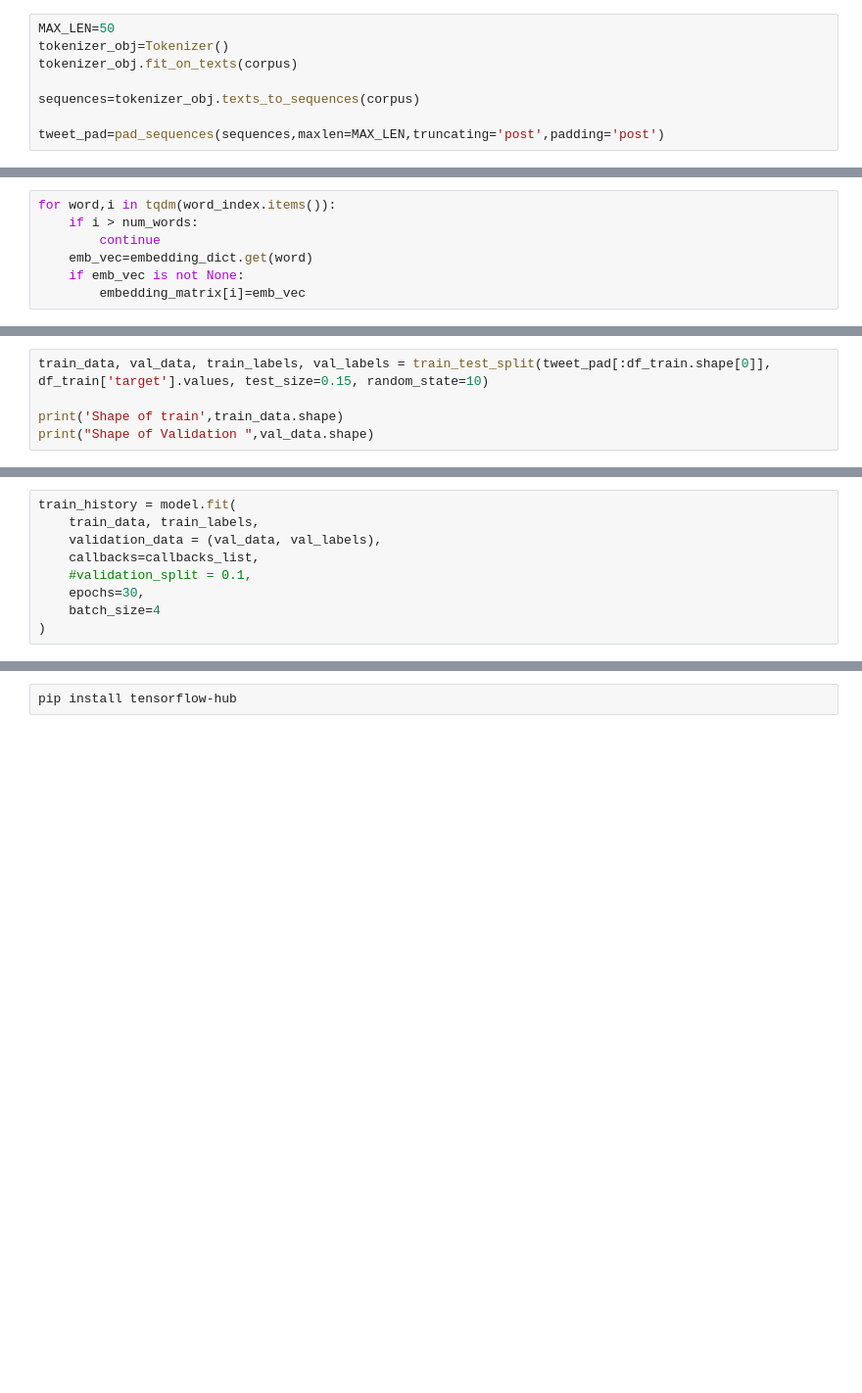
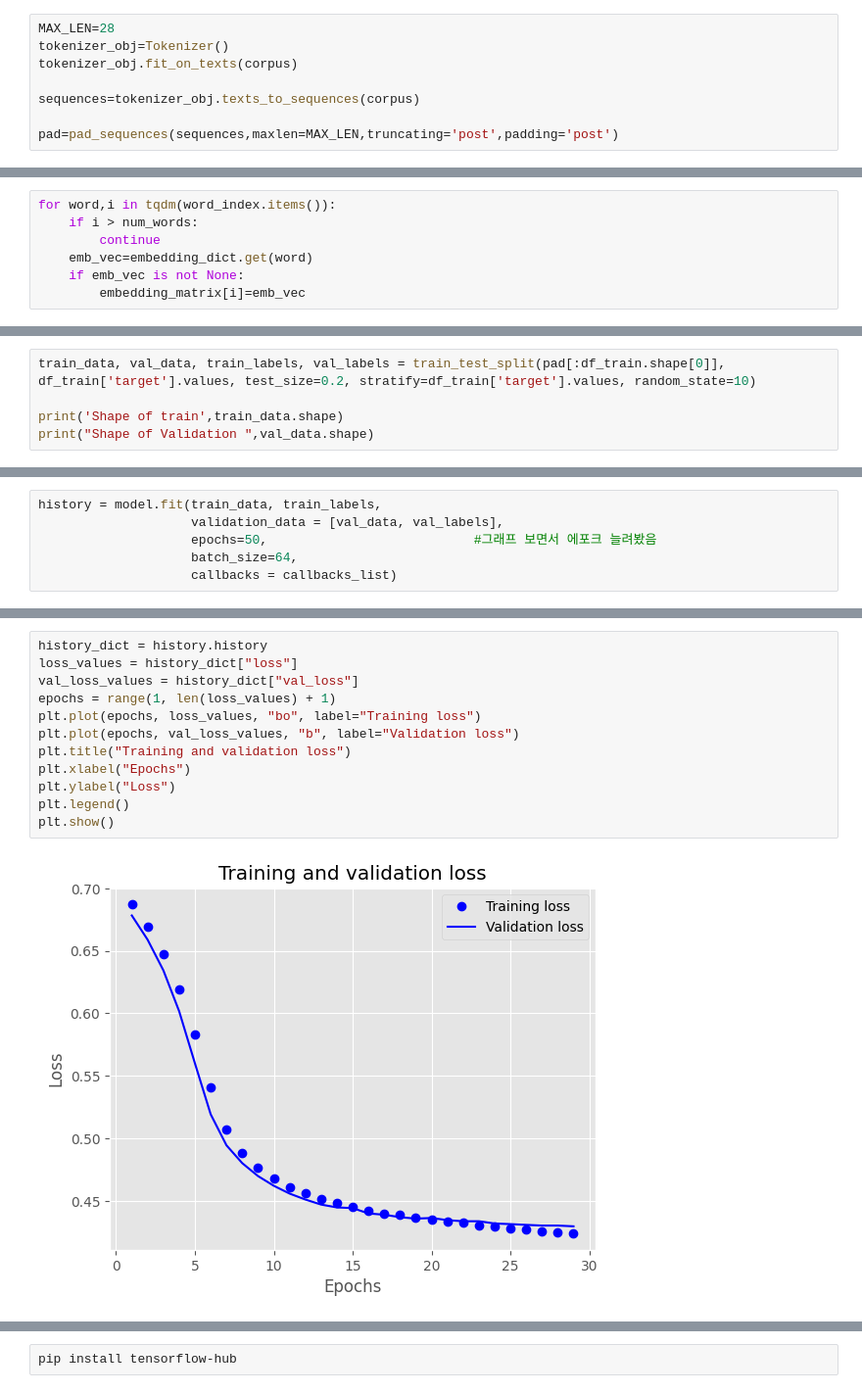
Before and after one commit to tgwon/ai4dl, a Jupyter notebook: project/modeling.ipynb, the cells around one changed output, grey strips where cells are left out. Shown at 98% size. Cells and saved outputs as stored; diff of their text form; blank space fills up the shorter version.

```diff
--- a/project/modeling.ipynb
+++ b/project/modeling.ipynb
@@ -824,8 +844,8 @@ print('벡터의 차원 수 :',len(embedding_dict['described']))
 # %%
-MAX_LEN=50
+MAX_LEN=28
 tokenizer_obj=Tokenizer()
 tokenizer_obj.fit_on_texts(corpus)
 
 sequences=tokenizer_obj.texts_to_sequences(corpus)
 
-tweet_pad=pad_sequences(sequences,maxlen=MAX_LEN,truncating='post',padding='post')
+pad=pad_sequences(sequences,maxlen=MAX_LEN,truncating='post',padding='post')
@@ -884,5 +938,5 @@ model.summary()
 # %%
-train_data, val_data, train_labels, val_labels = train_test_split(tweet_pad[:df_train.shape[0]], df_train['target'].values, test_size=0.15, random_state=10)
+train_data, val_data, train_labels, val_labels = train_test_split(pad[:df_train.shape[0]], df_train['target'].values, test_size=0.2, stratify=df_train['target'].values, random_state=10)
 
 print('Shape of train',train_data.shape)
 print("Shape of Validation ",val_data.shape)
@@ -889,9 +946,6 @@ print("Shape of Validation ",val_data.shape)
 # %%
-train_history = model.fit(
-    train_data, train_labels,
-    validation_data = (val_data, val_labels),
-    callbacks=callbacks_list,
-    #validation_split = 0.1,
-    epochs=30,
-    batch_size=4
-)
+history = model.fit(train_data, train_labels,
+                    validation_data = [val_data, val_labels],
+                    epochs=50,                           #그래프 보면서 에포크 늘려봤음
+                    batch_size=64,
+                    callbacks = callbacks_list)
@@ -897,0 +975,14 @@ train_history = model.fit(
+# %%
+history_dict = history.history
+loss_values = history_dict["loss"]
+val_loss_values = history_dict["val_loss"]
+epochs = range(1, len(loss_values) + 1)
+plt.plot(epochs, loss_values, "bo", label="Training loss")
+plt.plot(epochs, val_loss_values, "b", label="Validation loss")
+plt.title("Training and validation loss")
+plt.xlabel("Epochs")
+plt.ylabel("Loss")
+plt.legend()
+plt.show()
+# %% [output]
+[figure, added]
```
Also changed, not shown: parts of 43 cells of this notebook.
